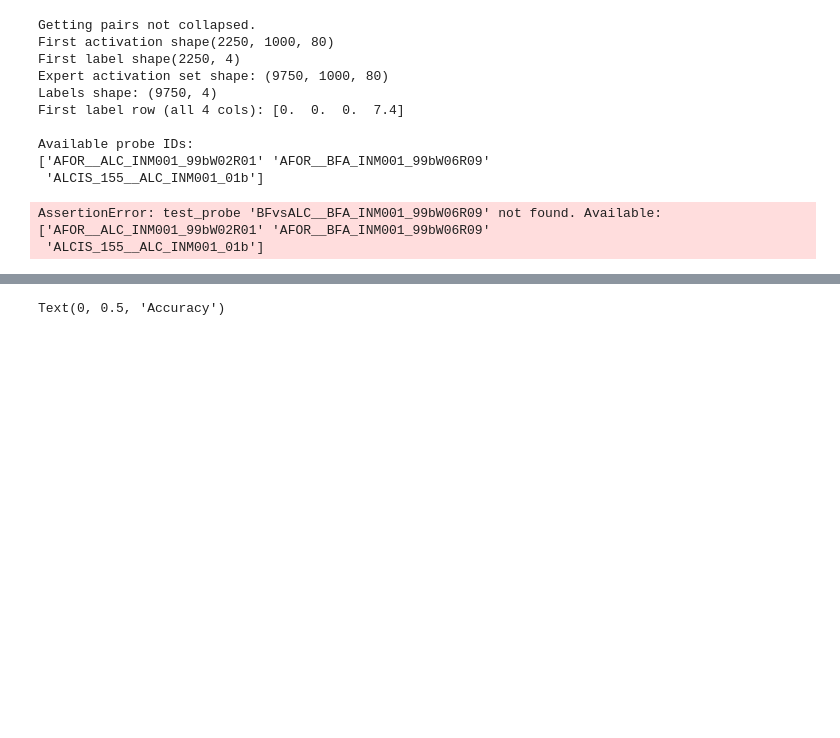
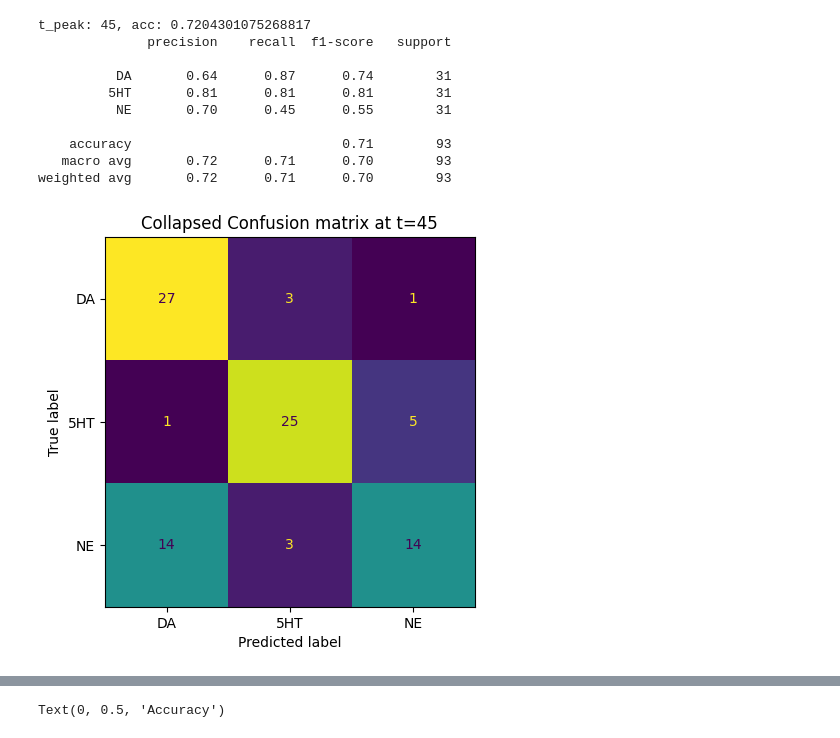
Before and after one commit to saruhan12/fscv_decoding, a Jupyter notebook: time_wise_decoding.ipynb, the cells around one changed output, grey strips where cells are left out. Saved outputs shown, nothing was run; the diff lists cells and outputs as text; code cells hidden in the pictures; blank space fills up the shorter version.

```diff
--- a/time_wise_decoding.ipynb
+++ b/time_wise_decoding.ipynb
@@ -140,19 +116,0 @@ weighted avg       0.30      0.36      0.31      2250
-# %%
-train, test, y_mean, y_std, mono_dom_list, test_probe =  utils.load_activation_data(
-    weights_paths,
-    collapsed=False,
-    test_probe='BFvsALC__BFA_INM001_99bW06R09',
-    ret_np=True)
-# %% [output]
-Getting pairs not collapsed.
-First activation shape(2250, 1000, 80)
-First label shape(2250, 4)
-Expert activation set shape: (9750, 1000, 80)
-Labels shape: (9750, 4)
-First label row (all 4 cols): [0.  0.  0.  7.4]
-
-Available probe IDs:
-['AFOR__ALC_INM001_99bW02R01' 'AFOR__BFA_INM001_99bW06R09'
- 'ALCIS_155__ALC_INM001_01b']
-AssertionError: test_probe 'BFvsALC__BFA_INM001_99bW06R09' not found. Available: ['AFOR__ALC_INM001_99bW02R01' 'AFOR__BFA_INM001_99bW06R09'
- 'ALCIS_155__ALC_INM001_01b']
@@ -160,0 +117,35 @@ acc_full_controlled = logreg_classifier(train,test)
+# %%
+from sklearn.metrics import confusion_matrix, ConfusionMatrixDisplay, classification_report
+t_peak_collapsed = np.argmax(acc_over_t_collapsed_over_electrode)
+print(f"t_peak: {t_peak_collapsed}, acc: {acc_over_t_collapsed_over_electrode[t_peak_collapsed]}")
+X_tpeak_tr = train_collapsed_per_electrode[0][:,t_peak_collapsed,:]
+X_tpeak_test = test_collapsed_per_electrode[0][:,t_peak_collapsed,:]
+
+scaler = StandardScaler()
+X_tr_s = scaler.fit_transform(X_tpeak_tr)
+X_te_s = scaler.transform(X_tpeak_test)
+
+clf = LogisticRegression(C=1.0, max_iter=1000, class_weight='balanced')
+clf.fit(X_tr_s, train_collapsed_per_electrode[1])
+
+y_pred_collapsed = clf.predict(X_te_s)
+
+print(classification_report(test_collapsed_per_electrode[1], y_pred_collapsed, target_names=['DA','5HT','NE']))
+
+cm = confusion_matrix(test_collapsed_per_electrode[1], y_pred_collapsed)
+disp = ConfusionMatrixDisplay(cm, display_labels=['DA','5HT','NE'])
+disp.plot(colorbar=False)
+plt.title(f"Collapsed Confusion matrix at t={t_peak_collapsed}")
+plt.show()
+# %% [output]
+t_peak: 45, acc: 0.7204301075268817
+              precision    recall  f1-score   support
+
+          DA       0.64      0.87      0.74        31
+         5HT       0.81      0.81      0.81        31
+          NE       0.70      0.45      0.55        31
+
+    accuracy                           0.71        93
+   macro avg       0.72      0.71      0.70        93
+weighted avg       0.72      0.71      0.70        93
+[figure, added]
```
Also changed, not shown: parts of 46 cells of this notebook, 4 other files.
